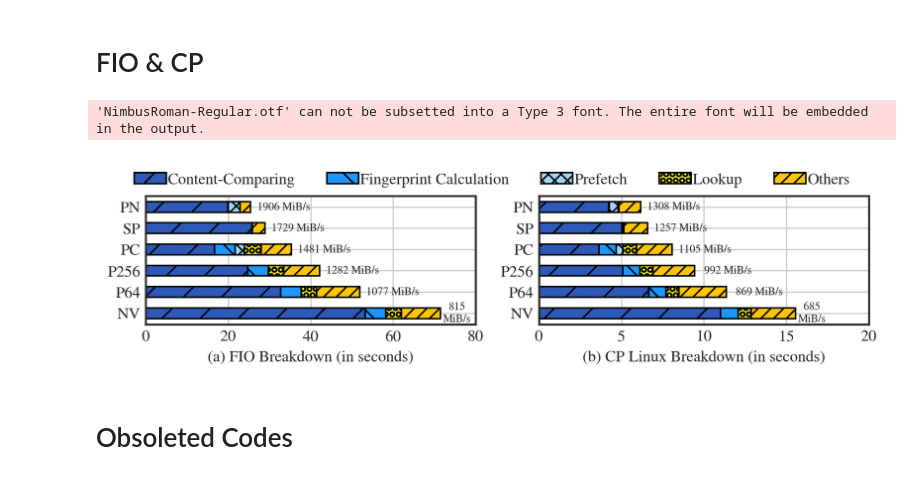
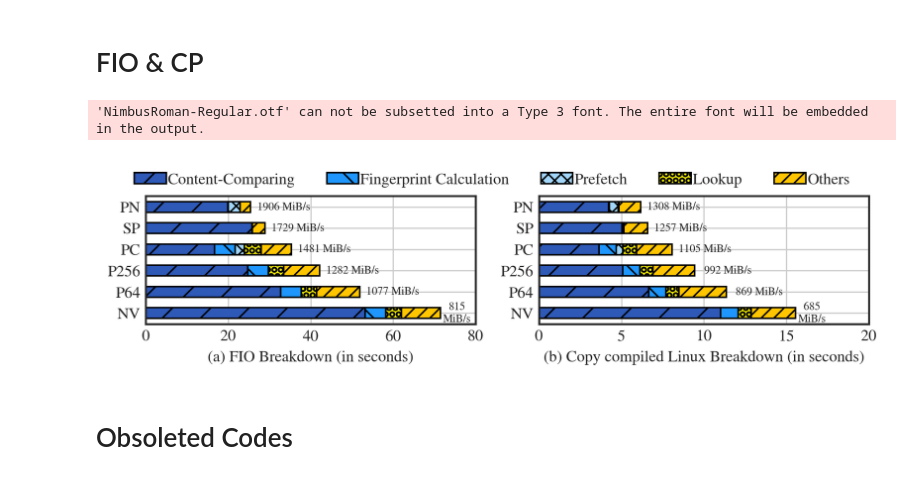
Before and after one commit to Light-Dedup/tests, a Jupyter notebook: FIG_FIO_Prefetch/plot.ipynb, the cells around one changed output. Cells and saved outputs as stored; diff of their text form; code cells hidden in the pictures.

```diff
--- a/FIG_FIO_Prefetch/plot.ipynb
+++ b/FIG_FIO_Prefetch/plot.ipynb
@@ -158,7 +158,7 @@ times = ["second_cmp_lat(ns)", "second_fp_lat(ns)", "second_prefetch_lat(ns)", "
 # Reference: https://coolors.co/palettes/popular/6%20colors
 colors = ["#2e59b7", "#1e96fc", "#a2d6f9", "#fcf300", "#ffc600"]
 patterns = ['/', '\\', 'XXX', "OOO", "///", "\\\\\\"]
-titles = ["(a) FIO Breakdown (in seconds)", "(b) CP Linux Breakdown (in seconds)"]
+titles = ["(a) FIO Breakdown (in seconds)", "(b) Copy compiled Linux Breakdown (in seconds)"]
 scales = [4, 1]
 
 for fid, file in enumerate(files):
@@ -191,34 +191,34 @@ for fid, file in enumerate(files):
         for idx, time in enumerate(times):
             width = df[(df['file_system'] == fs) & (df['num_job'] == num_job)][time].iloc[0] / 1000000000 # s
             plt.barh(y=pivot, width=width, color=colors[idx], edgecolor='black', left=left, height=bar_width, hatch=patterns[idx])
             left = left + width
             bandwidth = df[(df['file_system'] == fs) & (df['num_job'] == num_job)]['second_bandwidth(MiB/s)'].iloc[0]
 
             if idx == len(times) - 1:
                 if fs_id != 0:
                     plt.text(left + 2 * scales[fid], pivot, str(bandwidth) + " MiB/s", fontsize=7, va='center', ha='center')
                 else:
                     plt.text(left + 1 * scales[fid], pivot, str(bandwidth) + "\nMiB/s", fontsize=7, va='center', ha='center')
     plt.yticks(x, labels=fss.map({
         "Naive": "NV",
         "Prefetch-Cmp-64": "P64",
         "Prefetch-Cmp-256-64": "P256",
         "Speculation": "SP",
         "Prefetch-Current": "PC",
         "Prefetch-Next": "PN"
     }))
     if fid == 0:
         plt.xticks([0, 20, 40, 60, 80])
     else:
         plt.xticks([0, 5, 10, 15, 20])
     plt.xlabel(titles[fid])
 
 fig.legend(legends, loc='upper center', ncol=5, bbox_to_anchor=(0.5, 1.1), frameon=False, labelspacing=0.1, handletextpad=0.1)
 plt.tight_layout()
 plt.savefig("./FIG-FIO-CP-Breakdown.pdf".format(num_job), bbox_inches='tight', pad_inches=0)
 # %% [output]
 'NimbusRoman-Regular.otf' can not be subsetted into a Type 3 font. The entire font will be embedded in the output.
-[figure, old version]
+[figure, new version]
 # %% [markdown]
 # Obsoleted Codes
 # %%
```
Also changed, not shown: 7 other files.
